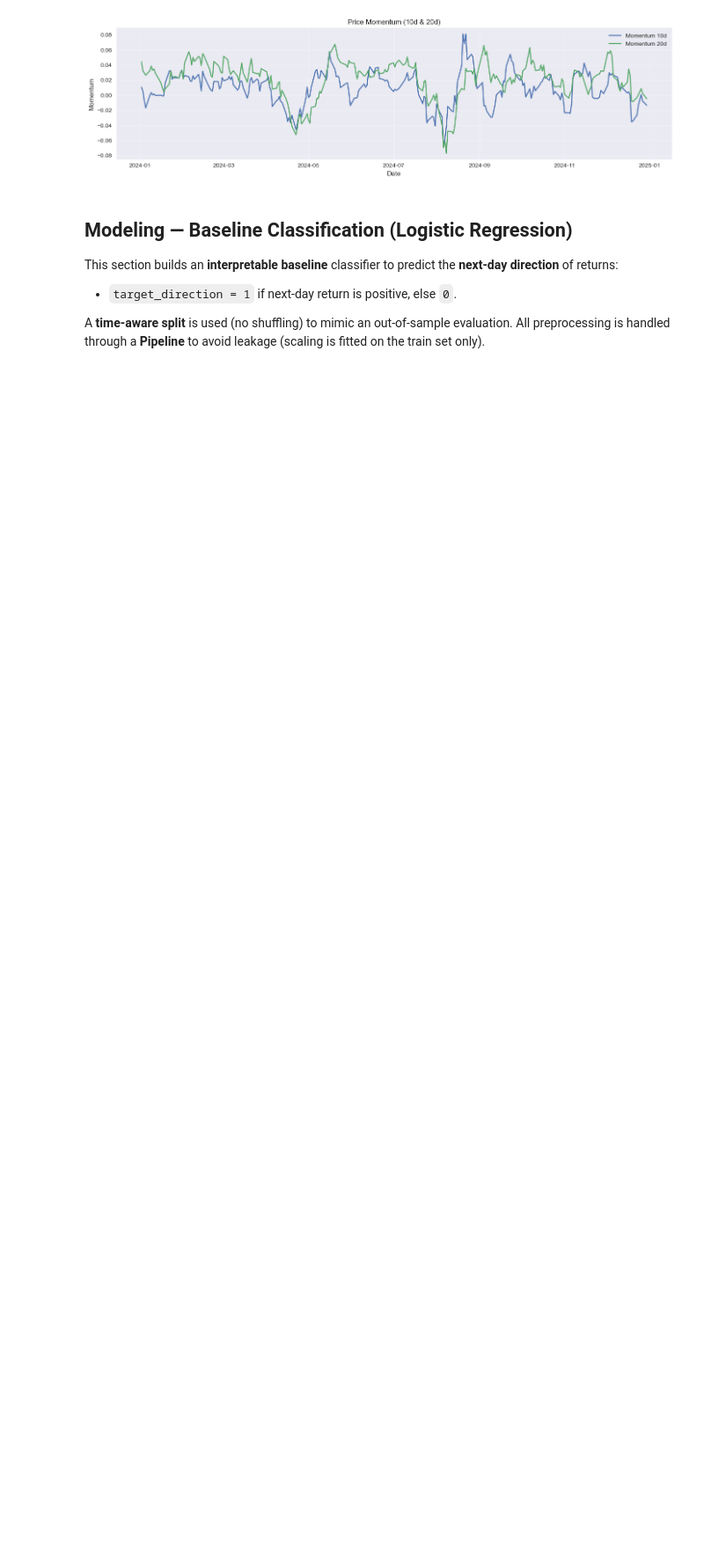
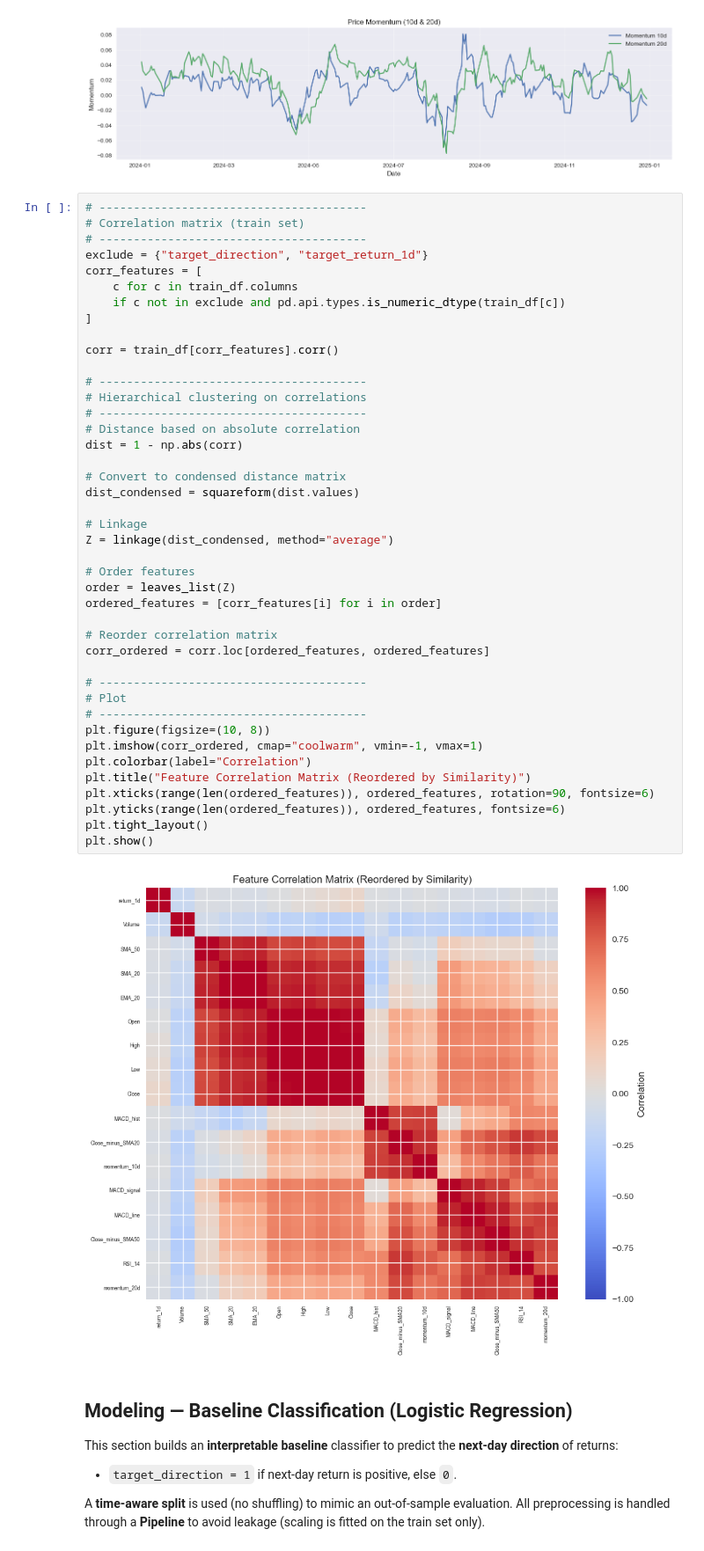
Before and after one commit to emilesgt/stock_return_forecasting, a Jupyter notebook: projet_ml.ipynb, the cells around one changed output. Shown at 88% size. Cells and saved outputs as stored; diff of their text form; blank space fills up the shorter version.

Commit message:
added the correlation matrix for the features, made it so that the features are sorted for better readabilty

```diff
--- a/projet_ml.ipynb
+++ b/projet_ml.ipynb
@@ -412,6 +407,50 @@ plt.tight_layout()
 plt.show()
 # %% [output]
 [figure]
+# %%
+# ---------------------------------------
+# Correlation matrix (train set)
+# ---------------------------------------
+exclude = {"target_direction", "target_return_1d"}
+corr_features = [
+    c for c in train_df.columns
+    if c not in exclude and pd.api.types.is_numeric_dtype(train_df[c])
+]
+
+corr = train_df[corr_features].corr()
+
+# ---------------------------------------
+# Hierarchical clustering on correlations
+# ---------------------------------------
+# Distance based on absolute correlation
+dist = 1 - np.abs(corr)
+
+# Convert to condensed distance matrix
+dist_condensed = squareform(dist.values)
+
+# Linkage
+Z = linkage(dist_condensed, method="average")
+
+# Order features
+order = leaves_list(Z)
+ordered_features = [corr_features[i] for i in order]
+
+# Reorder correlation matrix
+corr_ordered = corr.loc[ordered_features, ordered_features]
+
+# ---------------------------------------
+# Plot
+# ---------------------------------------
+plt.figure(figsize=(10, 8))
+plt.imshow(corr_ordered, cmap="coolwarm", vmin=-1, vmax=1)
+plt.colorbar(label="Correlation")
+plt.title("Feature Correlation Matrix (Reordered by Similarity)")
+plt.xticks(range(len(ordered_features)), ordered_features, rotation=90, fontsize=6)
+plt.yticks(range(len(ordered_features)), ordered_features, fontsize=6)
+plt.tight_layout()
+plt.show()
+# %% [output]
+[figure, added]
 # %% [markdown]
 ## Modeling — Baseline Classification (Logistic Regression)
 
```
Also changed, not shown: parts of 4 cells of this notebook.
